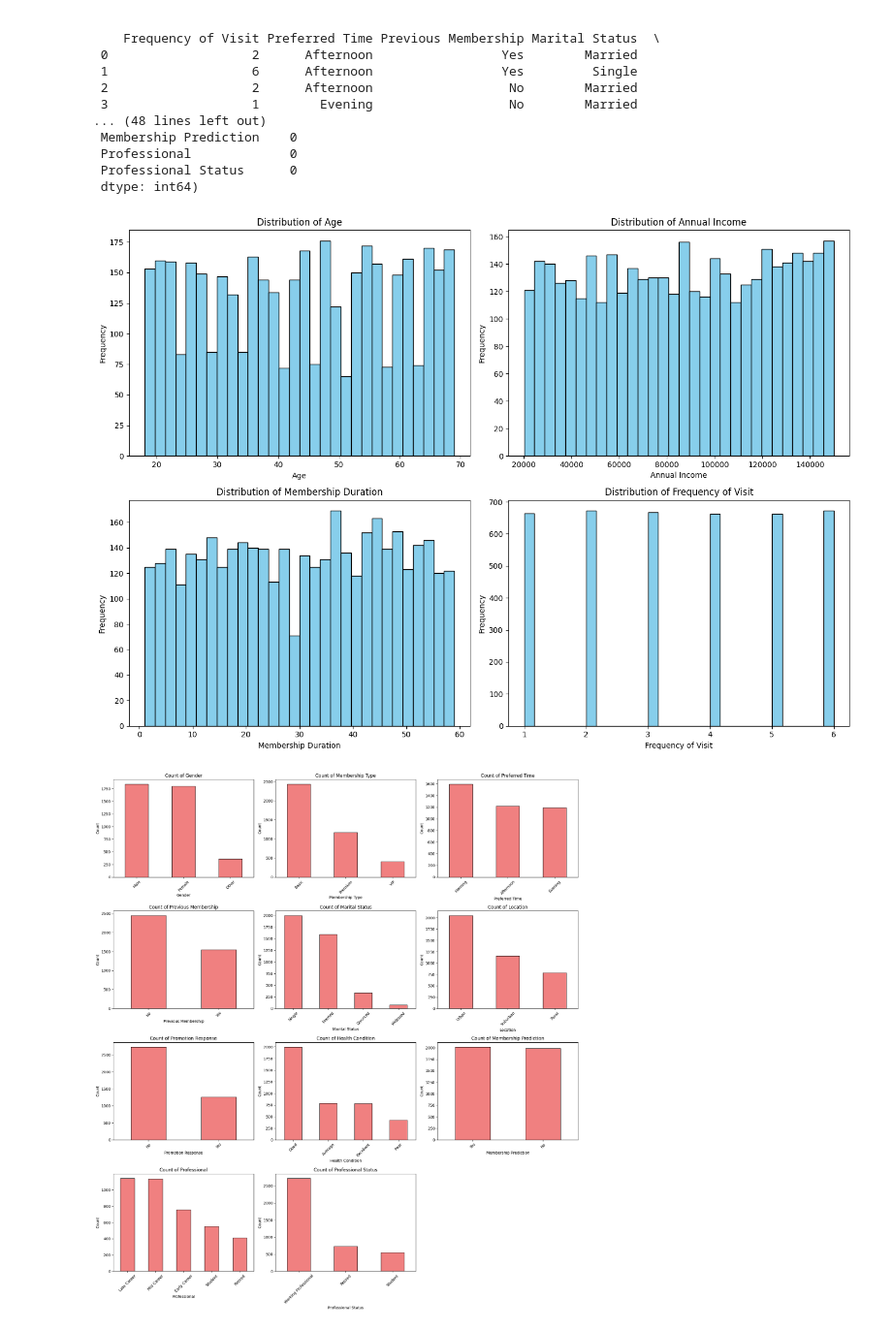
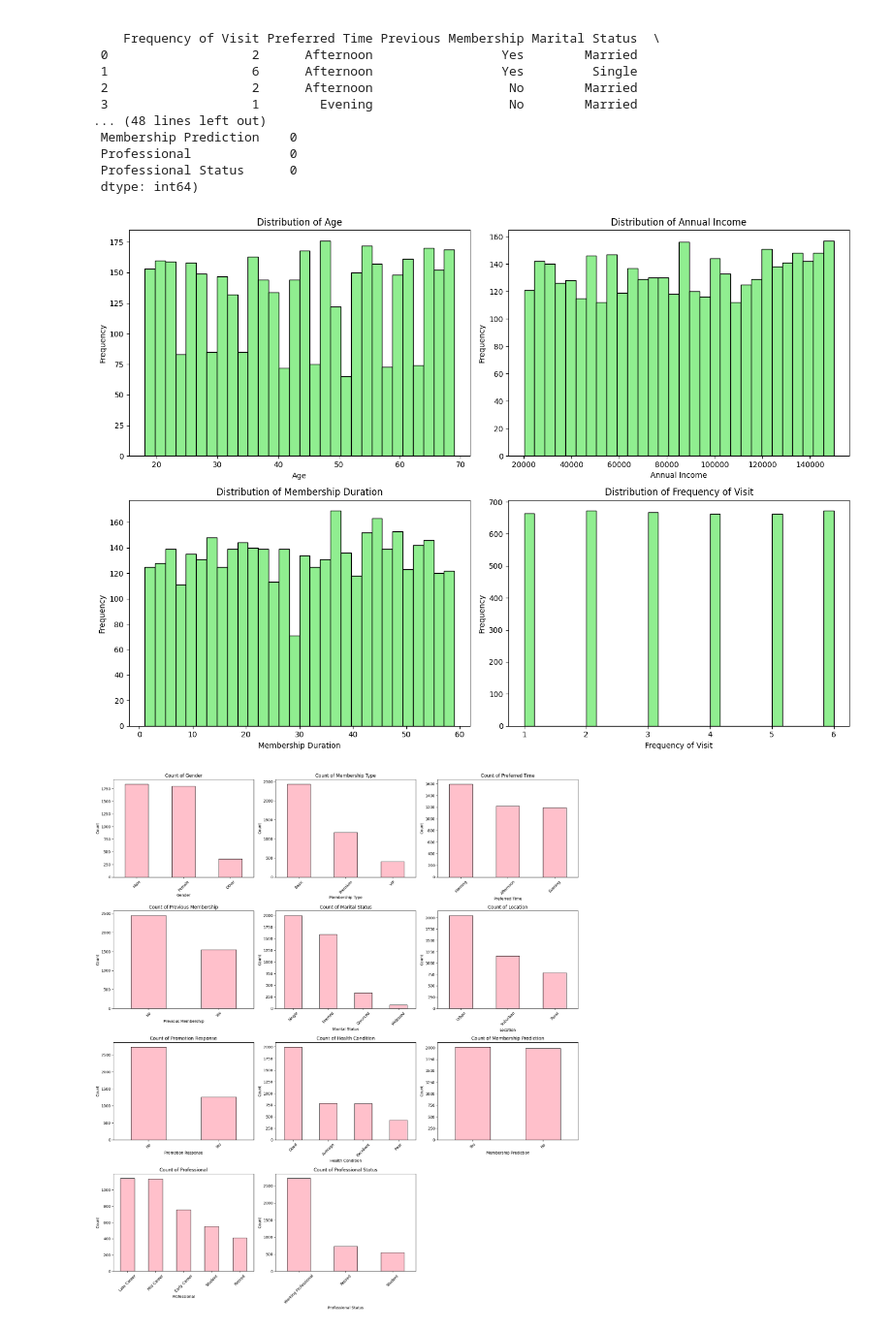
Before and after one commit to nicolas0987/techlab_data_science_project, a Jupyter notebook: DatasetGymPred_NL.ipynb, the cells around one changed output. Shown at 97% size. Saved outputs shown, nothing was run; the diff lists cells and outputs as text; code cells hidden in the pictures.

```diff
--- a/DatasetGymPred_NL.ipynb
+++ b/DatasetGymPred_NL.ipynb
@@ -52,7 +52,7 @@ numerical_cols = ['Age', 'Annual Income', 'Membership Duration', 'Frequency of V
 
 for i, col in enumerate(numerical_cols):
     plt.subplot(2, 2, i + 1)
-    plt.hist(df[col], bins=30, color='skyblue', edgecolor='black')
+    plt.hist(df[col], bins=30, color='lightgreen', edgecolor='black')
     plt.title(f'Distribution of {col}')
     plt.xlabel(col)
     plt.ylabel('Frequency')
@@ -67,34 +67,34 @@ categorical_cols = ['Gender', 'Membership Type', 'Preferred Time', 'Previous Mem
                     'Marital Status', 'Location', 'Promotion Response', 'Health Condition',
                     'Membership Prediction', 'Professional', 'Professional Status']
 
 for i, col in enumerate(categorical_cols):
     plt.subplot(4, 3, i + 1)
-    df[col].value_counts().plot(kind='bar', color='lightcoral', edgecolor='black')
+    df[col].value_counts().plot(kind='bar', color='pink', edgecolor='black')
     plt.title(f'Count of {col}')
     plt.xlabel(col)
     plt.ylabel('Count')
     plt.xticks(rotation=45)
 
 plt.tight_layout()
 plt.show()
 
 # 3. Correlation Matrix for Numerical Variables
 plt.figure(figsize=(10, 6))
 corr_matrix = df[numerical_cols].corr()
 
 plt.imshow(corr_matrix, cmap='coolwarm', interpolation='none')
 plt.colorbar()
 plt.xticks(range(len(numerical_cols)), numerical_cols, rotation=45)
 plt.yticks(range(len(numerical_cols)), numerical_cols)
 plt.title('Correlation Matrix')
 
 # Adding correlation coefficients on the heatmap
 for i in range(len(numerical_cols)):
     for j in range(len(numerical_cols)):
         plt.text(j, i, f'{corr_matrix.iloc[i, j]:.2f}', ha='center', va='center', color='black')
 
 plt.show()
 # %% [output]
-[figure, old version]
+[figure, new version]
-[figure, old version]
+[figure, new version]
 [figure]
```
